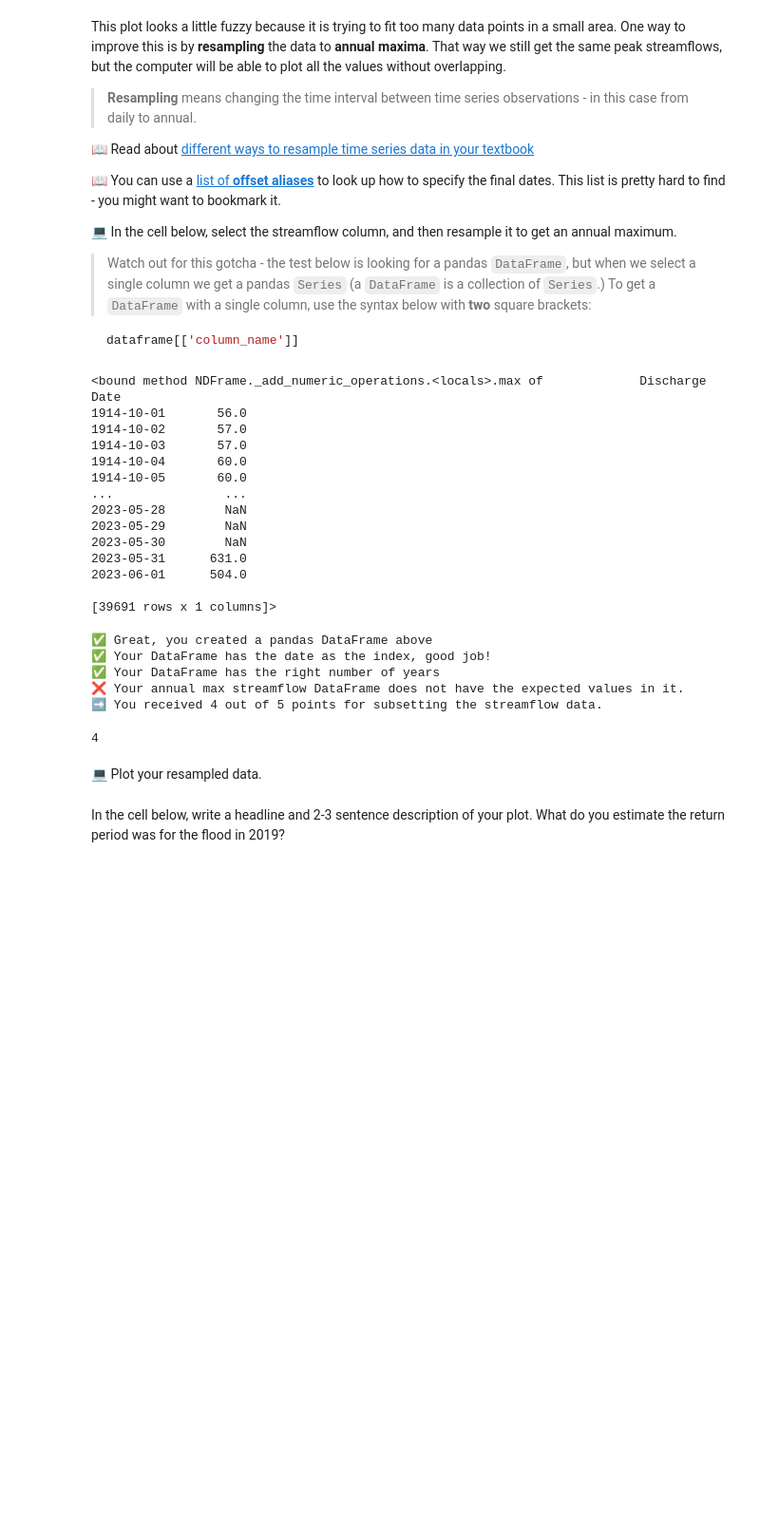
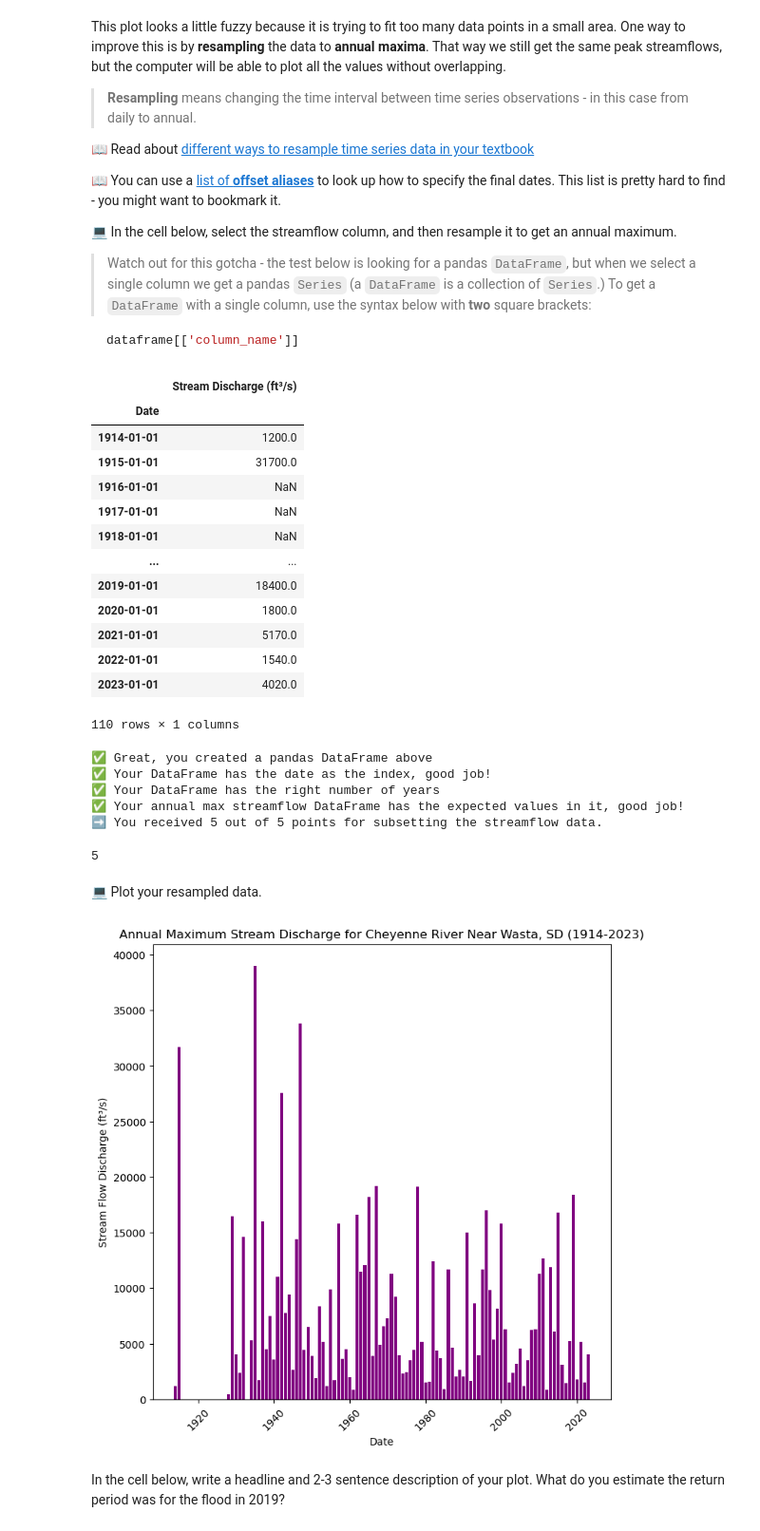
Before and after one commit to finalfemme/time-series-data-finalfemme, a Jupyter notebook: stars-02-time-series.ipynb, the cells around one changed output. Shown: that part at 95% size. Drawn from its saved outputs; the diff is of its cells as text; code cells hidden in the pictures; blank space fills up the shorter version.

````diff
--- a/stars-02-time-series.ipynb
+++ b/stars-02-time-series.ipynb
@@ -664,25 +669,24 @@ This plot looks a little fuzzy because it is trying to fit too many data points
 dataframe[['column_name']]
 ```
 # %%
-wasta_annual_max = wasta_df[['Discharge']].max
+wasta_annual_max = wasta_df[['Stream Discharge (ft\u00B3/s)']].resample('YS').max()
 
 wasta_annual_max
 # %% [output]
+|  | Stream Discharge (ft³/s) |
+| Date |  |
+| 1914-01-01 | 1200.0 |
+| 1915-01-01 | 31700.0 |
+| 1916-01-01 | NaN |
+| 1917-01-01 | NaN |
+| 1918-01-01 | NaN |
+| ... | ... |
+| 2019-01-01 | 18400.0 |
+| 2020-01-01 | 1800.0 |
+| 2021-01-01 | 5170.0 |
+| 2022-01-01 | 1540.0 |
+| 2023-01-01 | 4020.0 |
-<bound method NDFrame._add_numeric_operations.<locals>.max of             Discharge
-Date
-1914-10-01       56.0
-1914-10-02       57.0
-1914-10-03       57.0
-1914-10-04       60.0
-1914-10-05       60.0
-...               ...
-2023-05-28        NaN
-2023-05-29        NaN
-2023-05-30        NaN
-2023-05-31      631.0
-2023-06-01      504.0
-
-[39691 rows x 1 columns]>
+110 rows × 1 columns
 # %%
 ans_resample = _
 resample_points = 0
@@ -711,7 +715,7 @@ else:
     print("\u274C Oops - did you resample your DataFrame to annual?")
 
 # The mean of the streamflow Series should be 7888
-if round(int(ans_resample.mean()), 0)==7888:
+if round(int(ans_resample.mean()), 0)==7903:
     print("\u2705 Your annual max streamflow DataFrame has the expected "
           "values in it, good job!")
     resample_points += 1
@@ -727,8 +731,8 @@ resample_points
 ✅ Great, you created a pandas DataFrame above
 ✅ Your DataFrame has the date as the index, good job!
 ✅ Your DataFrame has the right number of years
-❌ Your annual max streamflow DataFrame does not have the expected values in it.
-➡ You received 4 out of 5 points for subsetting the streamflow data.
+✅ Your annual max streamflow DataFrame has the expected values in it, good job!
+➡ You received 5 out of 5 points for subsetting the streamflow data.
-4
+5
 # %% [markdown]
 &#128187; Plot your resampled data.
@@ -738,2 +739,26 @@ raise NotImplementedError()
+# %%
+# Create figure and plot space
+fig, ax = plt.subplots(figsize=(8, 8))
+
+# Add x-axis and y-axis
+ax.bar(wasta_annual_max.index.year.values,
+       wasta_annual_max['Stream Discharge (ft\u00B3/s)'].values,
+       color='purple')
+
+#Set title and labels for axes
+ax.set(
+    xlabel="Date",
+    ylabel="Stream Flow Discharge (ft\u00B3/s)",
+    title="Annual Maximum Stream Discharge for Cheyenne River Near Wasta, SD (1914-2023)"
+
+       )
+
+# Rotate tick marks on x-axis
+plt.setp(ax.get_xticklabels(), rotation=45)
+
+# Show plot
+plt.show()
+# %% [output]
+[figure, added]
 # %% [markdown]
 In the cell below, write a headline and 2-3 sentence description of your plot. What do you estimate the return period was for the flood in 2019?
````
Also changed, not shown: parts of 13 cells of this notebook.
